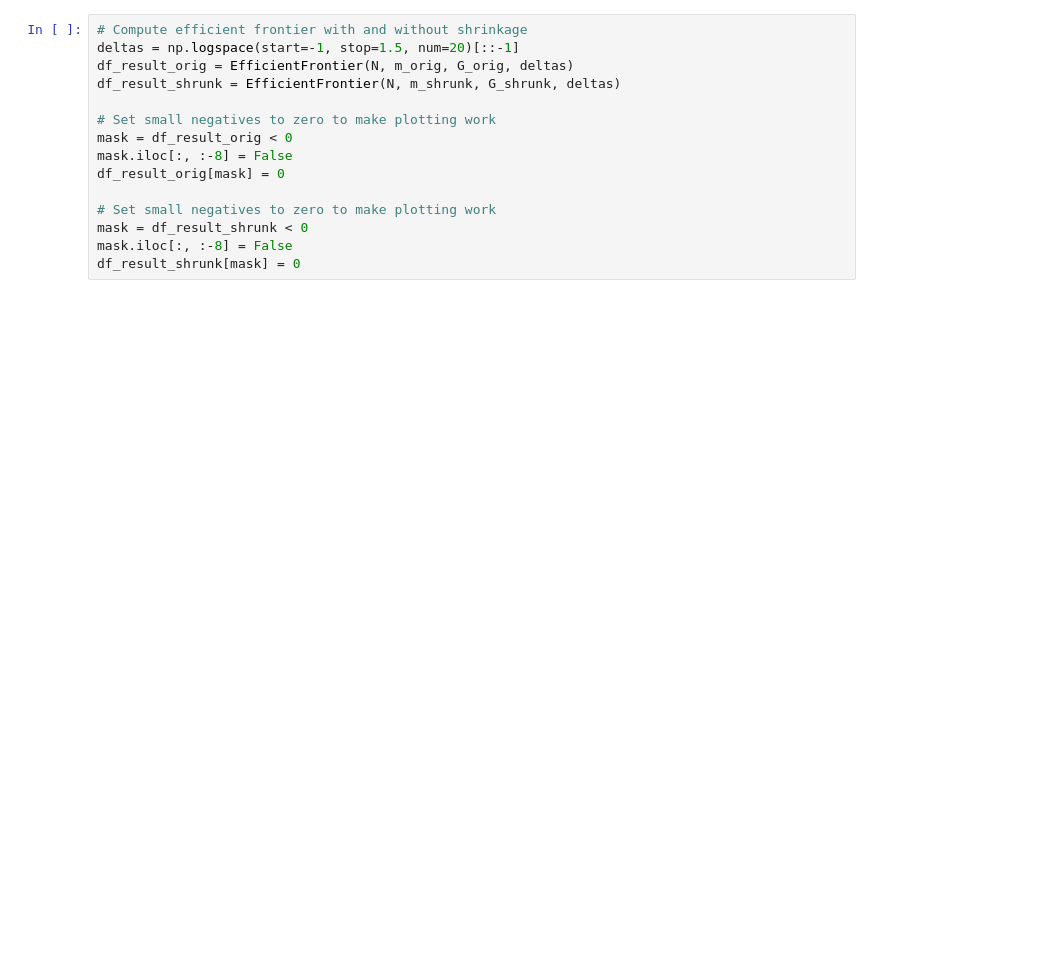
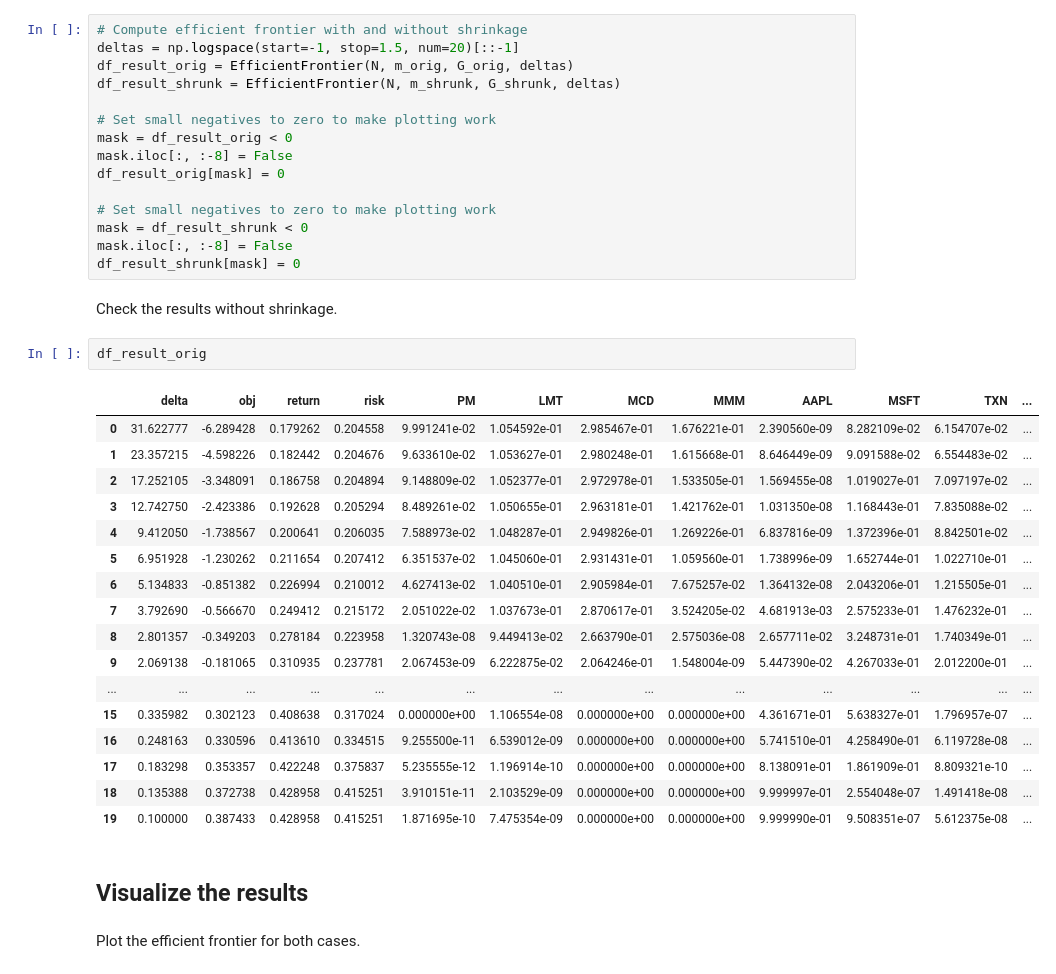
Before and after one commit to MOSEK/PortfolioOptimization, a Jupyter notebook: python/notebooks-colab/ch4_shrinkage.ipynb, the cells around one changed output. Saved outputs shown, nothing was run; the diff lists cells and outputs as text; blank space fills up the shorter version.

```diff
--- a/python/notebooks-colab/ch4_shrinkage.ipynb
+++ b/python/notebooks-colab/ch4_shrinkage.ipynb
@@ -283,4 +204,30 @@ df_result_orig[mask] = 0
 mask = df_result_shrunk < 0
 mask.iloc[:, :-8] = False
 df_result_shrunk[mask] = 0
+# %% [markdown]
+Check the results without shrinkage.
+# %%
+df_result_orig
+# %% [output]
+|  | delta | obj | return | risk | PM | LMT | MCD | MMM | AAPL | MSFT | TXN | ... |
+| 0 | 31.622777 | -6.289428 | 0.179262 | 0.204558 | 9.991241e-02 | 1.054592e-01 | 2.985467e-01 | 1.676221e-01 | 2.390560e-09 | 8.282109e-02 | 6.154707e-02 | ... |
+| 1 | 23.357215 | -4.598226 | 0.182442 | 0.204676 | 9.633610e-02 | 1.053627e-01 | 2.980248e-01 | 1.615668e-01 | 8.646449e-09 | 9.091588e-02 | 6.554483e-02 | ... |
+| 2 | 17.252105 | -3.348091 | 0.186758 | 0.204894 | 9.148809e-02 | 1.052377e-01 | 2.972978e-01 | 1.533505e-01 | 1.569455e-08 | 1.019027e-01 | 7.097197e-02 | ... |
+| 3 | 12.742750 | -2.423386 | 0.192628 | 0.205294 | 8.489261e-02 | 1.050655e-01 | 2.963181e-01 | 1.421762e-01 | 1.031350e-08 | 1.168443e-01 | 7.835088e-02 | ... |
+| 4 | 9.412050 | -1.738567 | 0.200641 | 0.206035 | 7.588973e-02 | 1.048287e-01 | 2.949826e-01 | 1.269226e-01 | 6.837816e-09 | 1.372396e-01 | 8.842501e-02 | ... |
+| 5 | 6.951928 | -1.230262 | 0.211654 | 0.207412 | 6.351537e-02 | 1.045060e-01 | 2.931431e-01 | 1.059560e-01 | 1.738996e-09 | 1.652744e-01 | 1.022710e-01 | ... |
+| 6 | 5.134833 | -0.851382 | 0.226994 | 0.210012 | 4.627413e-02 | 1.040510e-01 | 2.905984e-01 | 7.675257e-02 | 1.364132e-08 | 2.043206e-01 | 1.215505e-01 | ... |
+| 7 | 3.792690 | -0.566670 | 0.249412 | 0.215172 | 2.051022e-02 | 1.037673e-01 | 2.870617e-01 | 3.524205e-02 | 4.681913e-03 | 2.575233e-01 | 1.476232e-01 | ... |
+| 8 | 2.801357 | -0.349203 | 0.278184 | 0.223958 | 1.320743e-08 | 9.449413e-02 | 2.663790e-01 | 2.575036e-08 | 2.657711e-02 | 3.248731e-01 | 1.740349e-01 | ... |
+| 9 | 2.069138 | -0.181065 | 0.310935 | 0.237781 | 2.067453e-09 | 6.222875e-02 | 2.064246e-01 | 1.548004e-09 | 5.447390e-02 | 4.267033e-01 | 2.012200e-01 | ... |
+| ... | ... | ... | ... | ... | ... | ... | ... | ... | ... | ... | ... | ... |
+| 15 | 0.335982 | 0.302123 | 0.408638 | 0.317024 | 0.000000e+00 | 1.106554e-08 | 0.000000e+00 | 0.000000e+00 | 4.361671e-01 | 5.638327e-01 | 1.796957e-07 | ... |
+| 16 | 0.248163 | 0.330596 | 0.413610 | 0.334515 | 9.255500e-11 | 6.539012e-09 | 0.000000e+00 | 0.000000e+00 | 5.741510e-01 | 4.258490e-01 | 6.119728e-08 | ... |
+| 17 | 0.183298 | 0.353357 | 0.422248 | 0.375837 | 5.235555e-12 | 1.196914e-10 | 0.000000e+00 | 0.000000e+00 | 8.138091e-01 | 1.861909e-01 | 8.809321e-10 | ... |
+| 18 | 0.135388 | 0.372738 | 0.428958 | 0.415251 | 3.910151e-11 | 2.103529e-09 | 0.000000e+00 | 0.000000e+00 | 9.999997e-01 | 2.554048e-07 | 1.491418e-08 | ... |
+| 19 | 0.100000 | 0.387433 | 0.428958 | 0.415251 | 1.871695e-10 | 7.475354e-09 | 0.000000e+00 | 0.000000e+00 | 9.999990e-01 | 9.508351e-07 | 5.612375e-08 | ... |
+# %% [markdown]
+## Visualize the results
+# %% [markdown]
+Plot the efficient frontier for both cases.
 # %%
```
Also changed, not shown: parts of 36 cells of this notebook, 15 other files.
